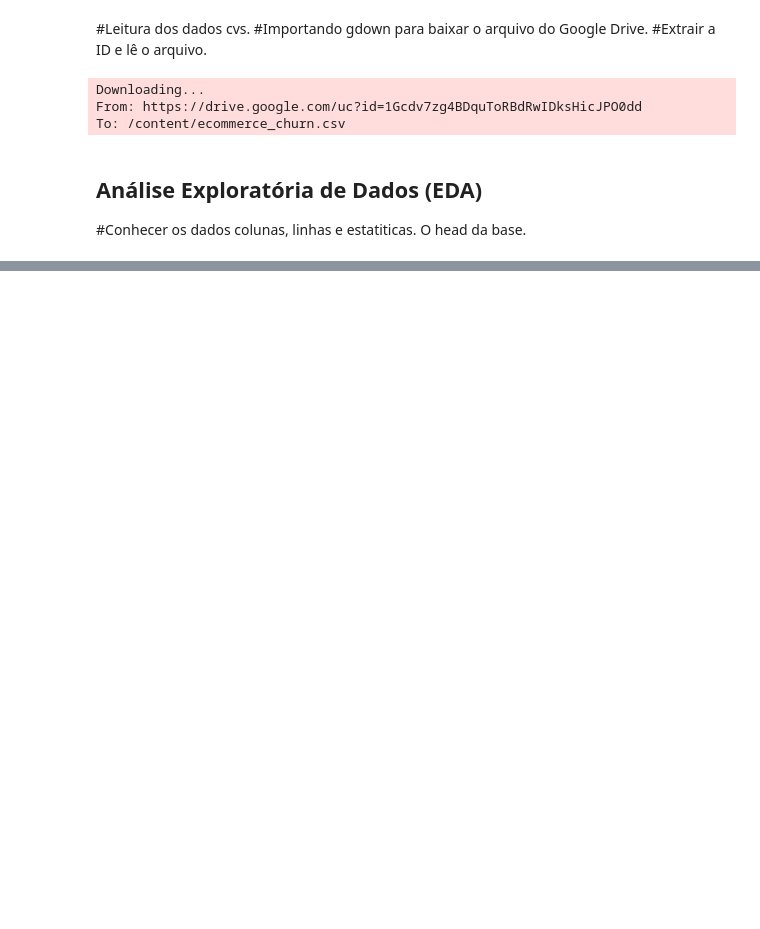
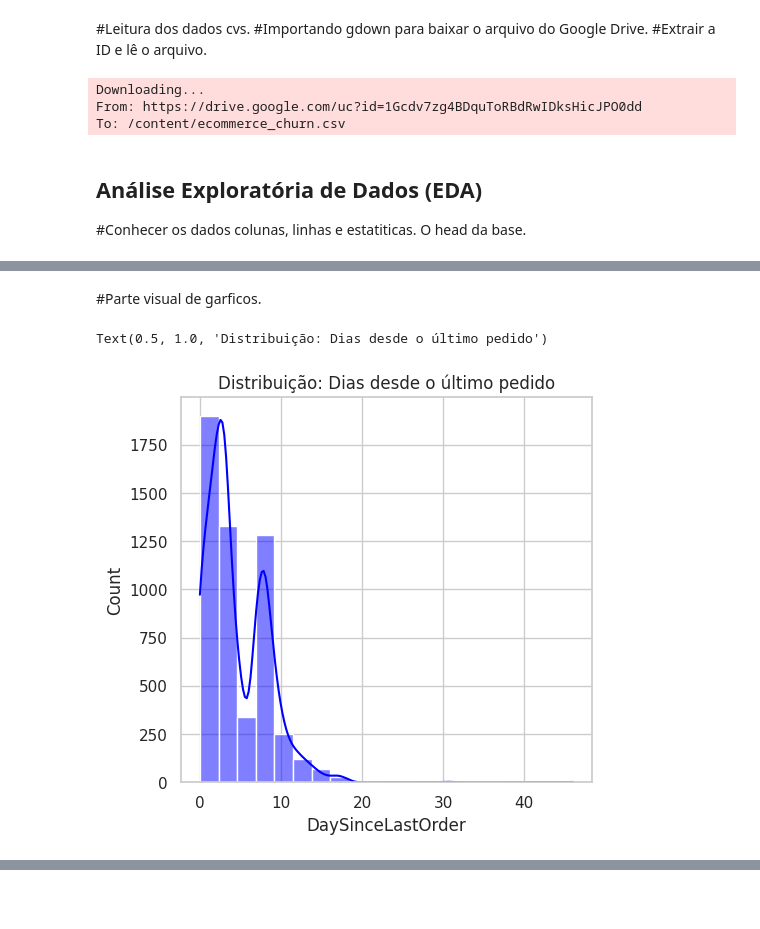
Before and after one commit to alegouvea75/Projeto-Avaliativo-final-Modulo1, a Jupyter notebook: Projeto_Avaliativo_semana_14.ipynb, the cells around one changed output, grey strips where cells are left out. Cells and saved outputs as stored; diff of their text form; code cells hidden in the pictures; blank space fills up the shorter version.

```diff
--- a/Projeto_Avaliativo_semana_14.ipynb
+++ b/Projeto_Avaliativo_semana_14.ipynb
@@ -58,3 +58,17 @@ display(df.describe())
 | 50% | 52815.500000 | 0.000000 | 9.000000 | 1.000000 | 14.000000 | 3.000000 | 4.000000 | ... |
 | 75% | 54222.750000 | 0.000000 | 16.000000 | 3.000000 | 20.000000 | 3.000000 | 4.000000 | ... |
 | max | 55630.000000 | 1.000000 | 61.000000 | 3.000000 | 127.000000 | 5.000000 | 6.000000 | ... |
+# %% [markdown]
+#Parte visual de garficos.
+# %%
+#Gráfico 1 histograma para visualizar a distribuição dos valores.
+#---visualisação tamanho padrão---
+plt.figure(figsize=(18, 5))
+
+#Gráfico
+plt.subplot(1, 3, 1)
+sns.histplot(df['DaySinceLastOrder'], bins=20, kde=True, color='blue')
+plt.title('Distribuição: Dias desde o último pedido')
+# %% [output]
+Text(0.5, 1.0, 'Distribuição: Dias desde o último pedido')
+[figure, added]
```
Also changed, not shown: parts of 2 cells of this notebook.
